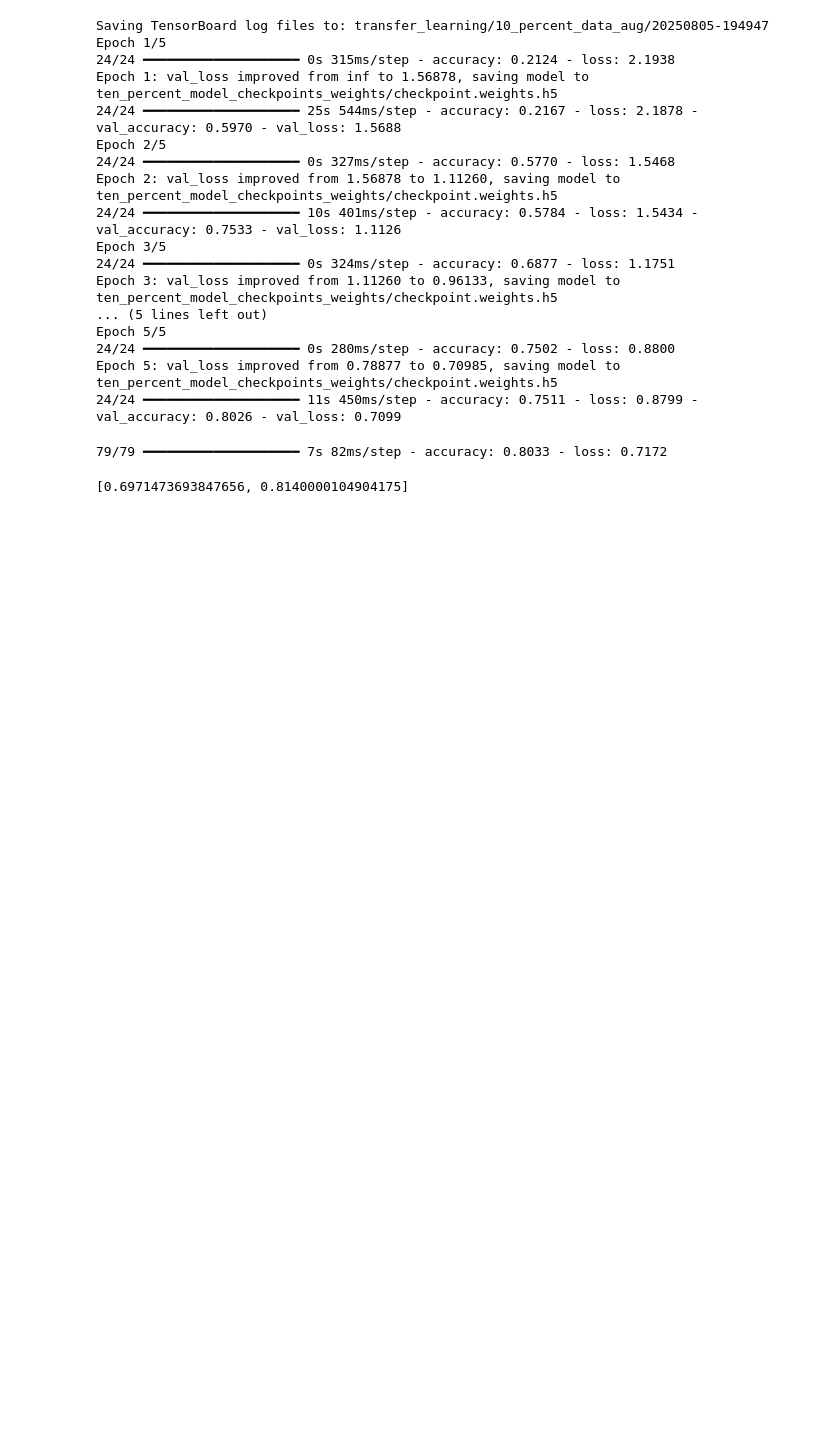
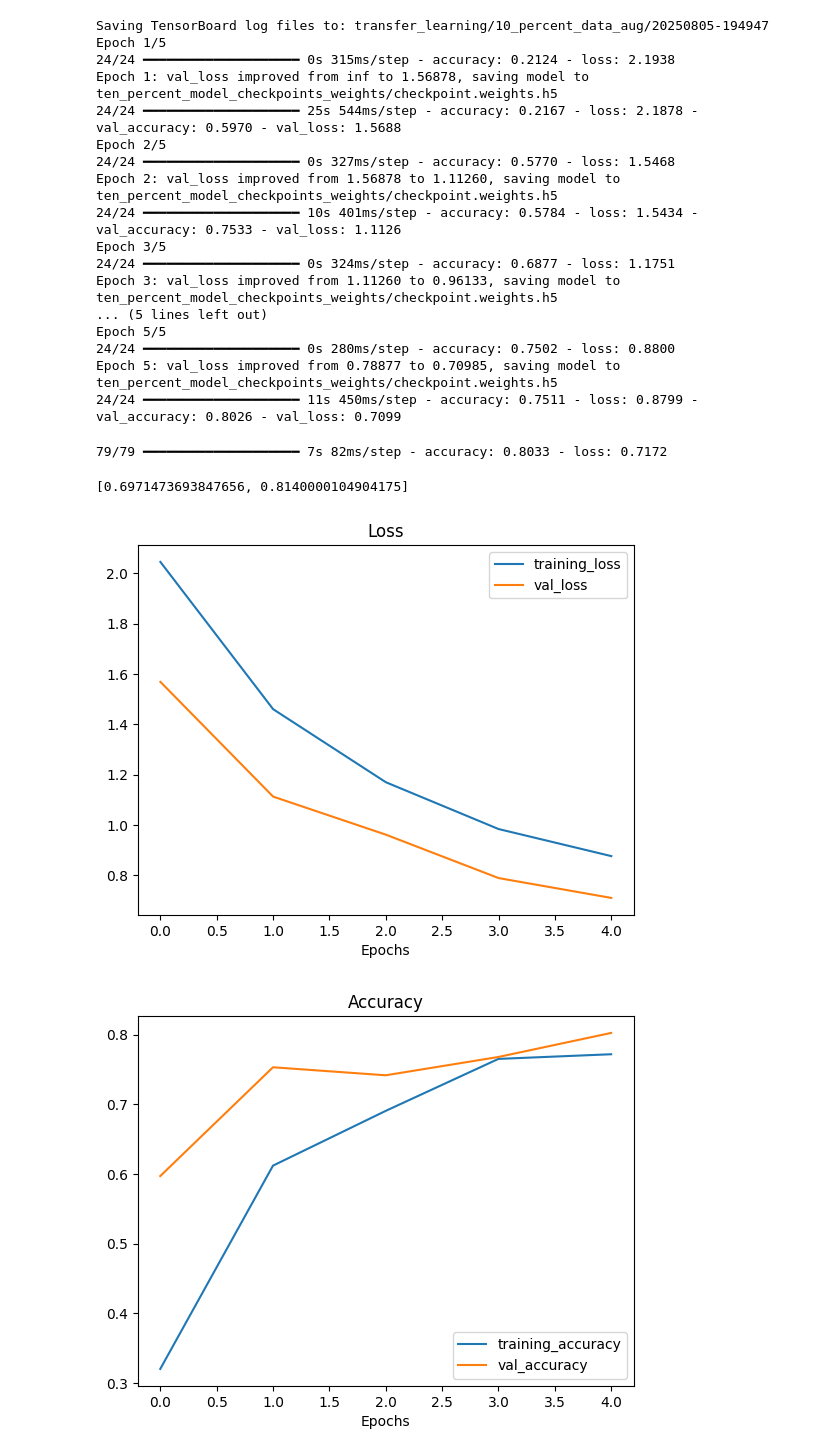
Before and after one commit to Benguerine/DeepLearningJourney, a Jupyter notebook: Transfer Learning/transfer_learning_part2_fin-tuning.ipynb, the cells around one changed output. Cells and saved outputs as stored; diff of their text form; code cells hidden in the pictures; blank space fills up the shorter version.

```diff
--- a/Transfer Learning/transfer_learning_part2_fin-tuning.ipynb
+++ b/Transfer Learning/transfer_learning_part2_fin-tuning.ipynb
@@ -837,3 +837,8 @@ results_10_percent_data_aug
 # %% [output]
 79/79 ━━━━━━━━━━━━━━━━━━━━ 7s 82ms/step - accuracy: 0.8033 - loss: 0.7172
 [0.6971473693847656, 0.8140000104904175]
+# %%
+plot_loss_curves(history_10_percent_data_aug)
+# %% [output]
+[figure, added]
+[figure, added]
```
Also changed, not shown: parts of 1 cell of this notebook, 1 other file.
